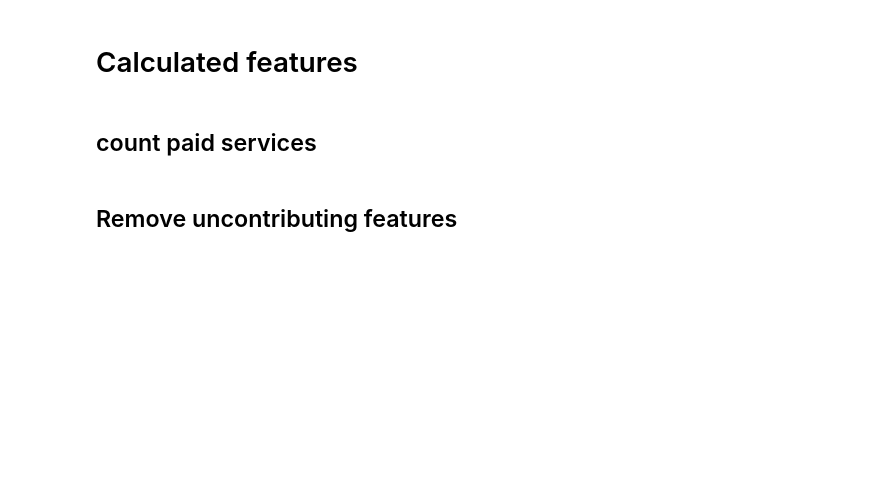
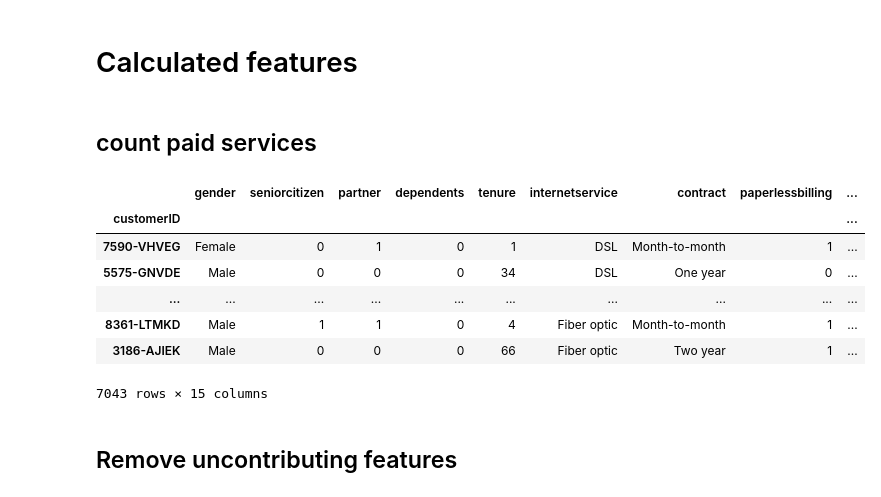
Before and after one commit to amnong21/Churn, a Jupyter notebook: Python_project.ipynb, the cells around one changed output. Saved outputs shown, nothing was run; the diff lists cells and outputs as text; code cells hidden in the pictures; blank space fills up the shorter version.

```diff
--- a/Python_project.ipynb
+++ b/Python_project.ipynb
@@ -312,21 +320,6 @@ class df_class:
 
 dfc = df_class(file)
 # %%
-
-
-# get start time
-start_time = time.time()
-print('Start time: {}'.format(time.ctime(start_time)))
-
-# your code here
-accs = dfc.compare_methods()
-
-# get end time
-end_time = time.time()
-
-# calculate total runtime
-total_time = end_time - start_time
-
-# print start time and total runtime
-print('Total runtime: {:.2f} seconds'.format(total_time))
+pd.set_option('display.max_rows', 60)
+dfc.random_forest()
 # %% [output]
@@ -540,3 +523,15 @@ dfc.add_products_count(list_of_columns_to_count)
+# %%
+pd.set_option('display.max_rows', 5)
+dfc.df
+# %% [output]
+|  | gender | seniorcitizen | partner | dependents | tenure | internetservice | contract | paperlessbilling | ... |
+| customerID |  |  |  |  |  |  |  |  | ... |
+| 7590-VHVEG | Female | 0 | 1 | 0 | 1 | DSL | Month-to-month | 1 | ... |
+| 5575-GNVDE | Male | 0 | 0 | 0 | 34 | DSL | One year | 0 | ... |
+| ... | ... | ... | ... | ... | ... | ... | ... | ... | ... |
+| 8361-LTMKD | Male | 1 | 1 | 0 | 4 | Fiber optic | Month-to-month | 1 | ... |
+| 3186-AJIEK | Male | 0 | 0 | 0 | 66 | Fiber optic | Two year | 1 | ... |
+7043 rows × 15 columns
 # %% [markdown]
 ## Remove uncontributing features
 # %%
```
Also changed, not shown: parts of 26 cells of this notebook.
